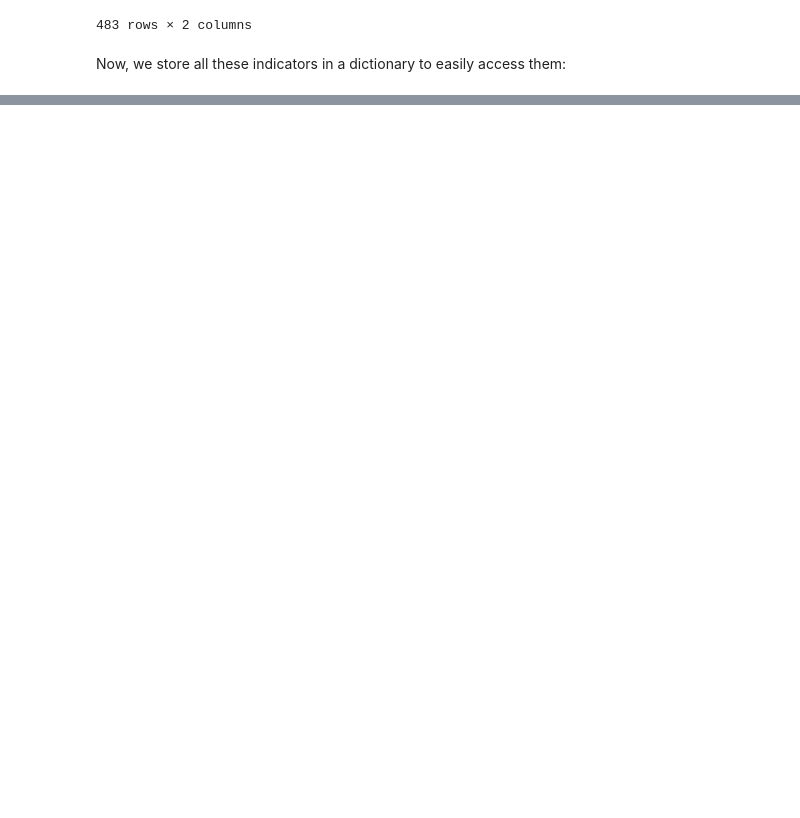
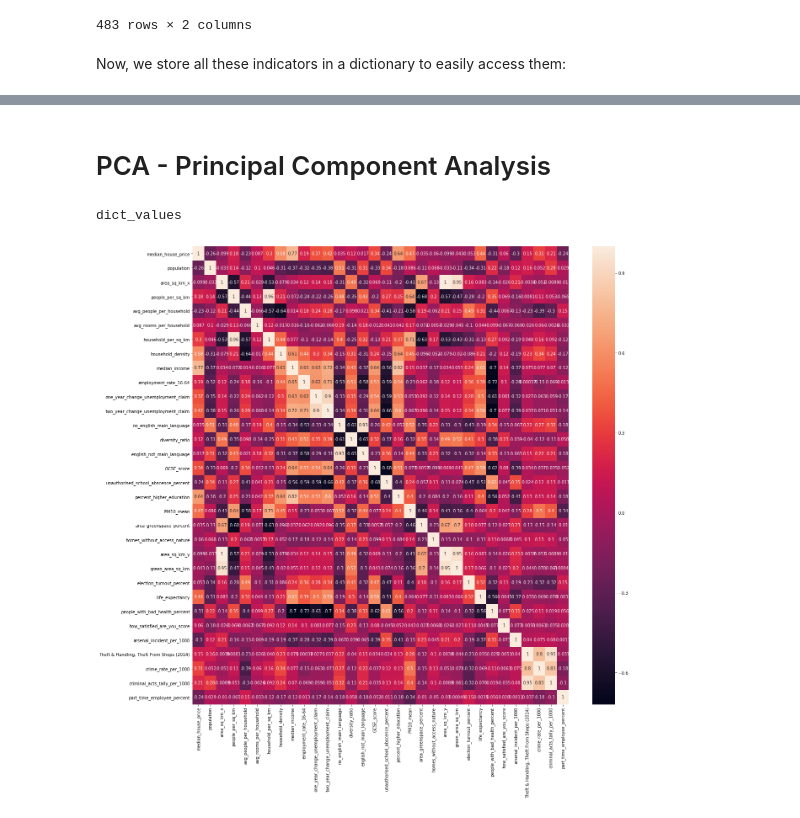
Before and after one commit to epfl-ada/ada-2020-project-milestone-p3-p3_datasurferz, a Jupyter notebook: p4.ipynb, the cells around one changed output, grey strips where cells are left out. Cells and saved outputs as stored; diff of their text form; code cells hidden in the pictures; blank space fills up the shorter version.

```diff
--- a/p4.ipynb
+++ b/p4.ipynb
@@ -504,0 +602,2 @@ meta_data_indicators = {'Housing': housing, 'Income': income, 'Jobs': jobs, 'Com
+# %% [markdown]
+# PCA - Principal Component Analysis
@@ -504,0 +610,14 @@ meta_data_indicators = {'Housing': housing, 'Income': income, 'Jobs': jobs, 'Com
+# %%
+data_frames = meta_data_indicators.values()
+# %%
+type(data_frames)
+# %% [output]
+dict_values
+# %%
+df_merged = reduce(lambda  left,right: pd.merge(left,right,on=['area_id'], how='outer'), list(data_frames))
+# %%
+fig, ax = plt.subplots(figsize=(20,20))
+sns.heatmap(df_merged.corr(), annot=True, ax=ax)
+plt.show()
+# %% [output]
+[figure, added]
```
Also changed, not shown: parts of 19 cells of this notebook.
